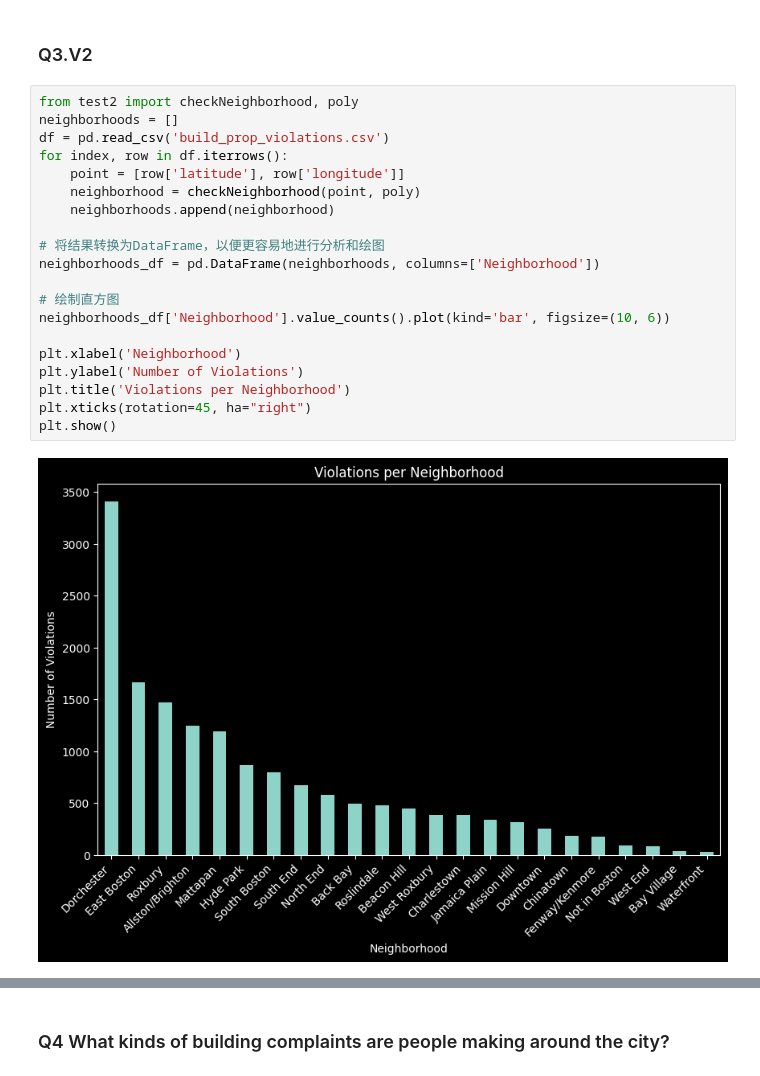
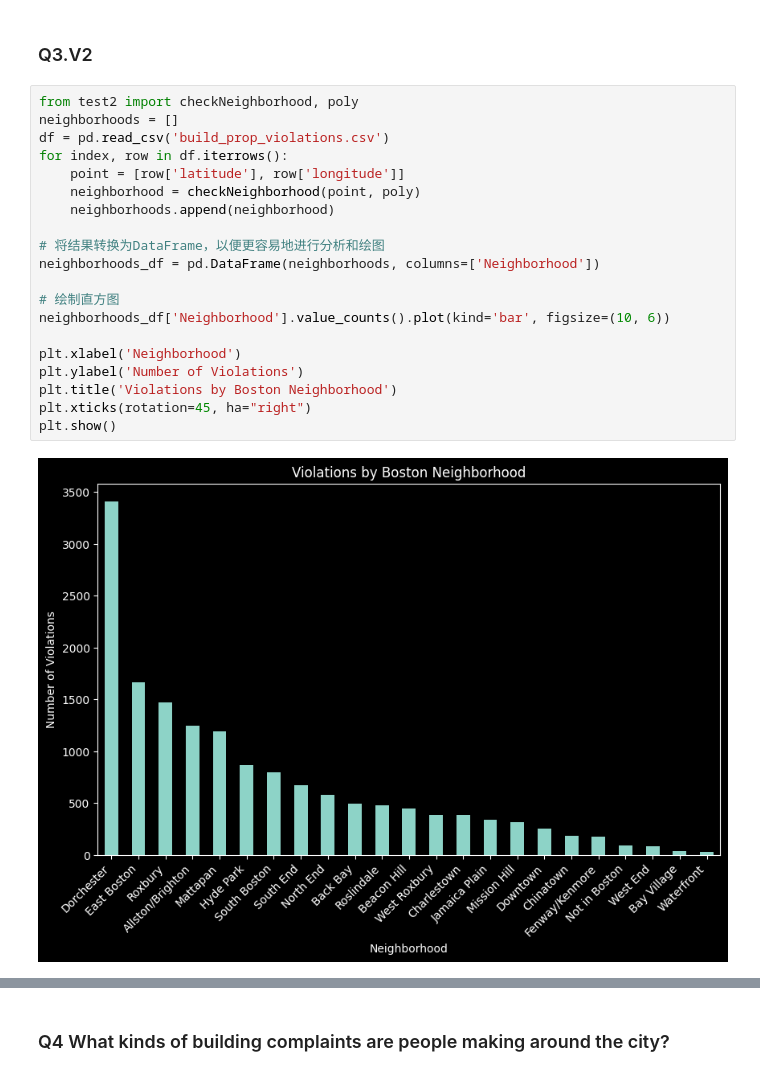
Before and after one commit to BU-Spark/ds-boston-building-violations, a Jupyter notebook: sp24-team-a/deliverables/build_prop.ipynb, the cells around one changed output, grey strips where cells are left out. Drawn from its saved outputs; the diff is of its cells as text.

```diff
--- a/sp24-team-a/deliverables/build_prop.ipynb
+++ b/sp24-team-a/deliverables/build_prop.ipynb
@@ -247,22 +247,22 @@ map_boston.save('boston_violations_cluster_map.html')
 # %%
 from test2 import checkNeighborhood, poly
 neighborhoods = []
 df = pd.read_csv('build_prop_violations.csv')
 for index, row in df.iterrows():
     point = [row['latitude'], row['longitude']]
     neighborhood = checkNeighborhood(point, poly)
     neighborhoods.append(neighborhood)
 
 # 将结果转换为DataFrame，以便更容易地进行分析和绘图
 neighborhoods_df = pd.DataFrame(neighborhoods, columns=['Neighborhood'])
 
 # 绘制直方图
 neighborhoods_df['Neighborhood'].value_counts().plot(kind='bar', figsize=(10, 6))
 
 plt.xlabel('Neighborhood')
 plt.ylabel('Number of Violations')
-plt.title('Violations per Neighborhood')
+plt.title('Violations by Boston Neighborhood')
 plt.xticks(rotation=45, ha="right")
 plt.show()
 # %% [output]
-[figure, old version]
+[figure, new version]
```
Also changed, not shown: parts of 1 cell of this notebook, 3 other files.
